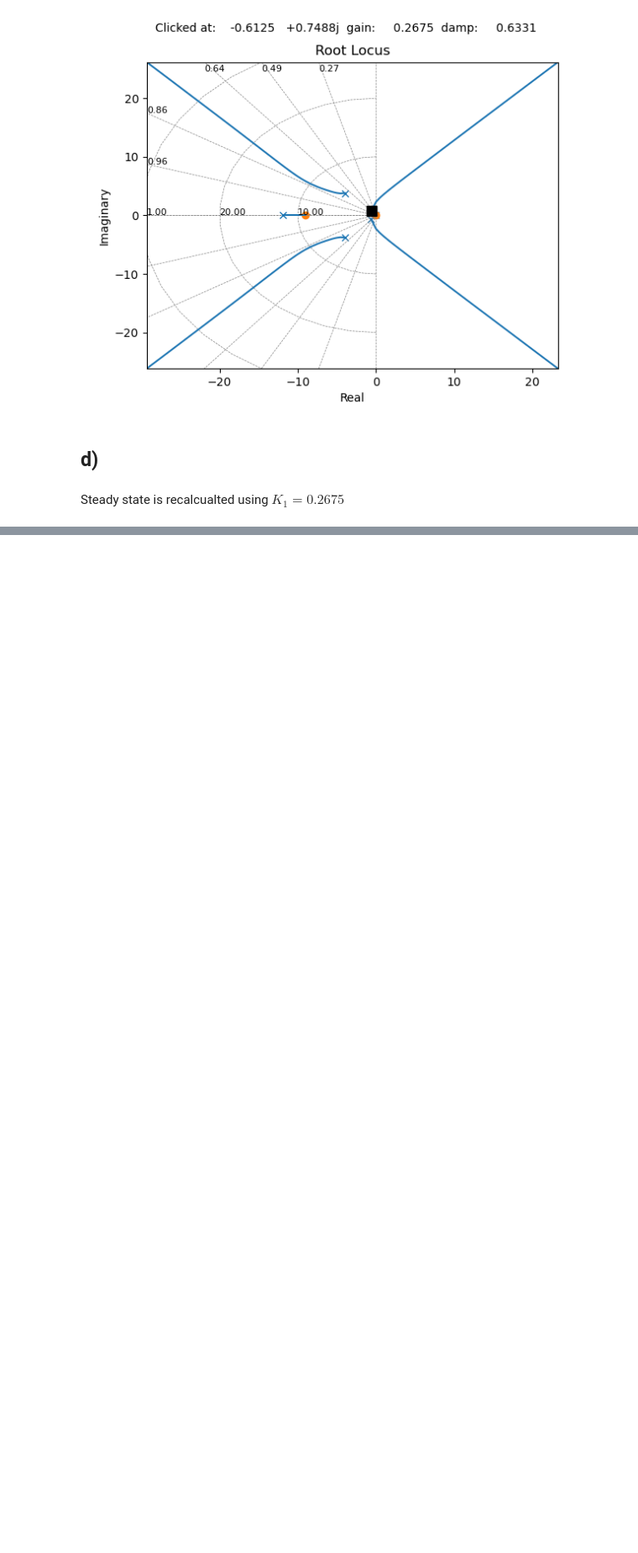
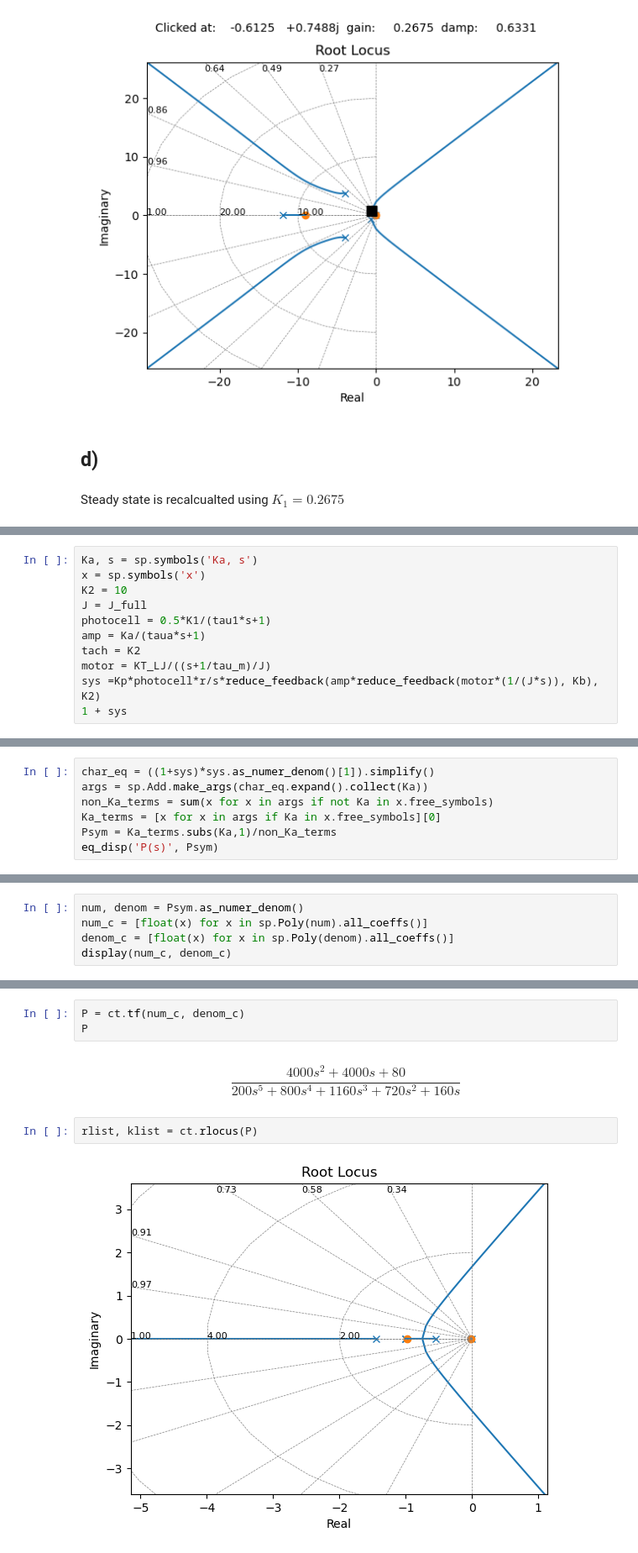
Before and after one commit to robotengineer123/ControlHomework, a Jupyter notebook: Homework_6/HW6.ipynb, the cells around one changed output, grey strips where cells are left out. Shown at 84% size. Drawn from its saved outputs; the diff is of its cells as text; blank space fills up the shorter version.

```diff
--- a/Homework_6/HW6.ipynb
+++ b/Homework_6/HW6.ipynb
@@ -371,0 +404,11 @@ ct.dcgain(T)
+# %%
+Ka, s = sp.symbols('Ka, s')
+x = sp.symbols('x')
+K2 = 10
+J = J_full
+photocell = 0.5*K1/(tau1*s+1)
+amp = Ka/(taua*s+1)
+tach = K2
+motor = KT_LJ/((s+1/tau_m)/J)
+sys =Kp*photocell*r/s*reduce_feedback(amp*reduce_feedback(motor*(1/(J*s)), Kb), K2)
+1 + sys
@@ -371,0 +419,7 @@ ct.dcgain(T)
+# %%
+char_eq = ((1+sys)*sys.as_numer_denom()[1]).simplify()
+args = sp.Add.make_args(char_eq.expand().collect(Ka))
+non_Ka_terms = sum(x for x in args if not Ka in x.free_symbols)
+Ka_terms = [x for x in args if Ka in x.free_symbols][0]
+Psym = Ka_terms.subs(Ka,1)/non_Ka_terms
+eq_disp('P(s)', Psym)
@@ -371,0 +430,5 @@ ct.dcgain(T)
+# %%
+num, denom = Psym.as_numer_denom()
+num_c = [float(x) for x in sp.Poly(num).all_coeffs()]
+denom_c = [float(x) for x in sp.Poly(denom).all_coeffs()]
+display(num_c, denom_c)
@@ -371,0 +438,9 @@ ct.dcgain(T)
+# %%
+P = ct.tf(num_c, denom_c)
+P
+# %% [output]
+$$\frac{4000 s^2 + 4000 s + 80}{200 s^5 + 800 s^4 + 1160 s^3 + 720 s^2 + 160 s}$$
+# %%
+rlist, klist = ct.rlocus(P)
+# %% [output]
+[figure, added]
```
Also changed, not shown: parts of 37 cells of this notebook, 1 other file.
